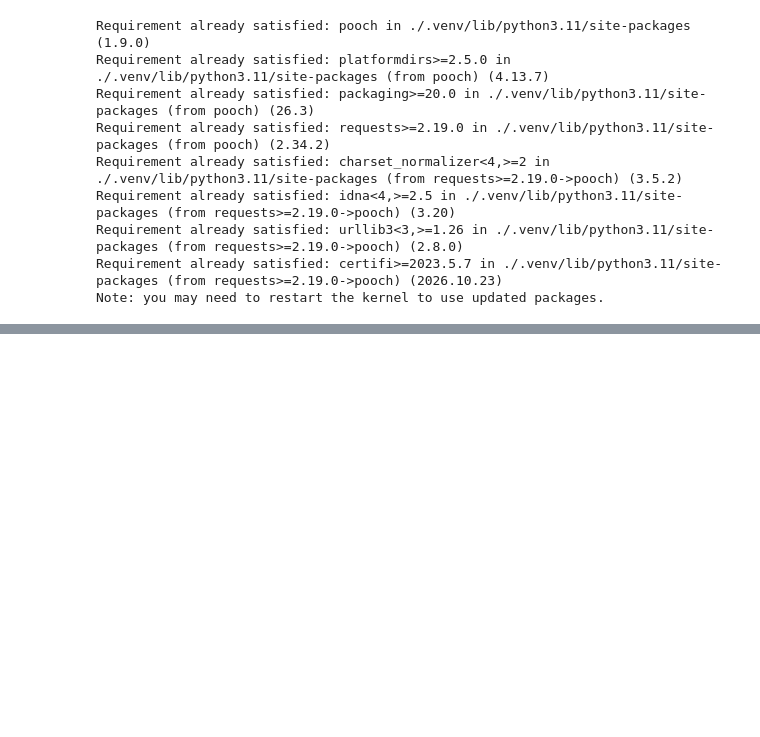
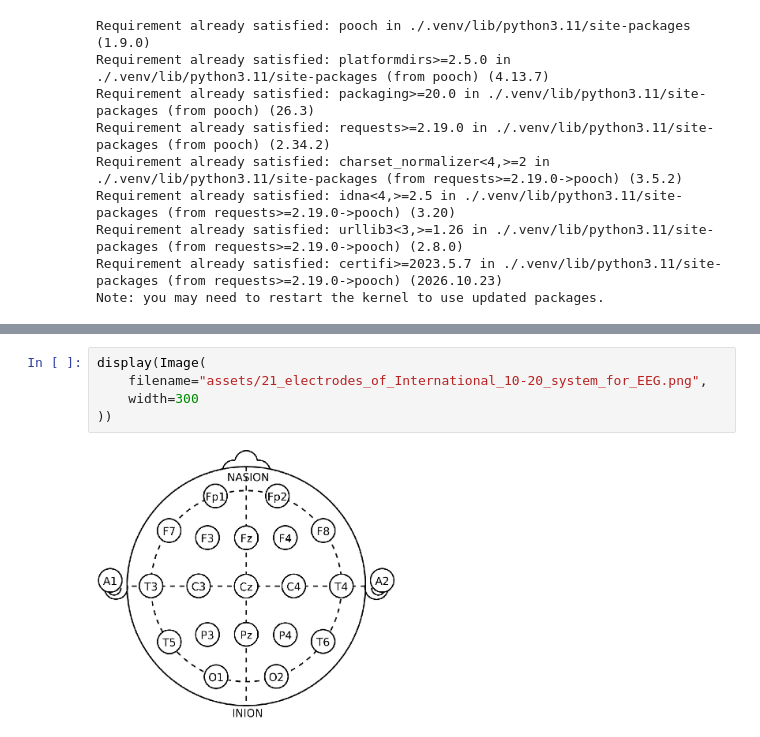
Before and after one commit to alarxx/BCI_Midterm_Project, a Jupyter notebook: project.ipynb, the cells around one changed output, grey strips where cells are left out. Saved outputs shown, nothing was run; the diff lists cells and outputs as text; blank space fills up the shorter version.

```diff
--- a/project.ipynb
+++ b/project.ipynb
@@ -188,0 +428,7 @@ print(files)
+# %%
+display(Image(
+    filename="assets/21_electrodes_of_International_10-20_system_for_EEG.png",
+    width=300
+))
+# %% [output]
+[figure, added]
```
Also changed, not shown: parts of 27 cells of this notebook, 12 other files.
